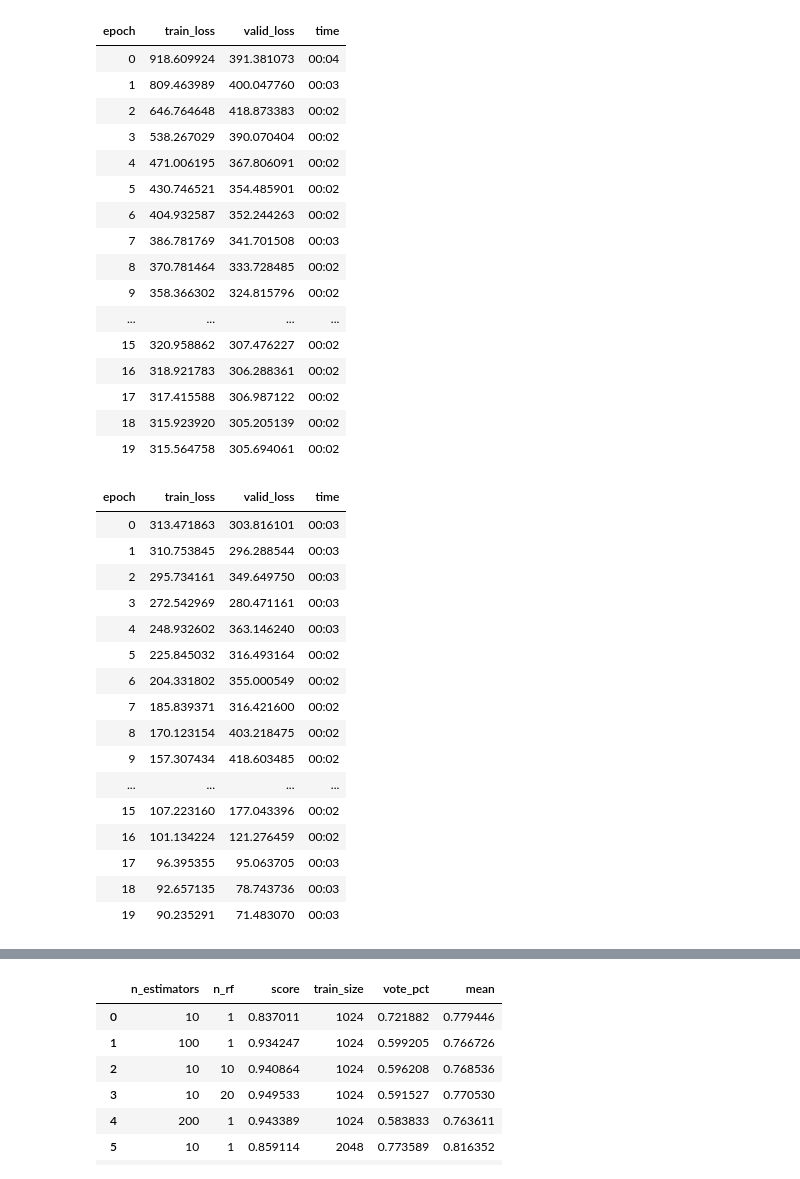
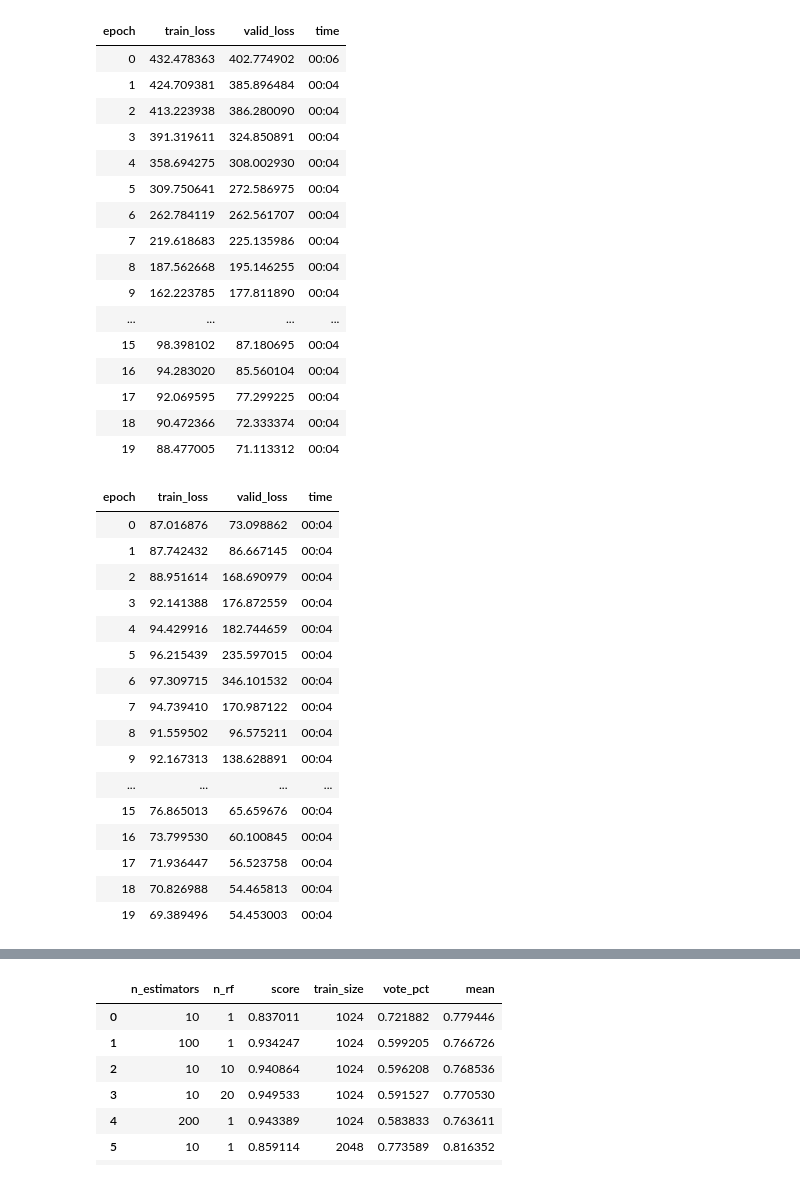
Before and after one commit to dhuynh95/fastai_autoencoder, a Jupyter notebook: MNIST.ipynb, the cells around one changed output, grey strips where cells are left out. Saved outputs shown, nothing was run; the diff lists cells and outputs as text; code cells hidden in the pictures.

```diff
--- a/MNIST.ipynb
+++ b/MNIST.ipynb
@@ -12,7 +12,8 @@ from fastai_autoencoder.util import *
 def create_encoder(nfs,ks,strides,conv=nn.Conv2d,bn=nn.BatchNorm2d,act_fn = nn.ReLU):
     n = len(nfs)
 
-    conv_layers = [ConvBnRelu(nfs[i],nfs[i+1],kernel_size=ks[i],stride=strides[i],conv = conv,bn=bn,act_fn=act_fn)
+    conv_layers = [ConvBnRelu(nfs[i],nfs[i+1],kernel_size=ks[i],
+                              stride=strides[i],conv = conv,bn=bn,act_fn=act_fn,padding = ks[i] //2)
                                    for i in range(n-1)]
     convs = nn.Sequential(*conv_layers)
 
@@ -24,7 +25,8 @@ def create_decoder(nfs,ks,conv = nn.Conv2d,bn = nn.BatchNorm2d,act_fn = nn.ReLU)
     # We add two channels to the first layer to include x and y channels
     first_layer = ConvBnRelu(nfs[0] + 2, nfs[1],conv = PointwiseConv,bn=bn,act_fn=act_fn)
 
-    conv_layers = [first_layer] + [ConvBnRelu(nfs[i],nfs[i+1],kernel_size=ks[i-1],conv = conv,bn=bn,act_fn=act_fn)
+    conv_layers = [first_layer] + [ConvBnRelu(nfs[i],nfs[i+1],kernel_size=ks[i-1],
+                                              padding = ks[i-1] // 2,conv = conv,bn=bn,act_fn=act_fn)
                                    for i in range(1,n - 1)]
     dec_convs = nn.Sequential(*conv_layers)
 
@@ -105,13 +81,13 @@ class ConvBnRelu(nn.Module):
 # %%
-data, valid_data = get_data(2048)
+data, valid_data = get_data(2560)
 # %%
 im_size = 64
-conv = MobileConv
+conv = nn.Conv2d
 act_fn = nn.ReLU
 bn = nn.BatchNorm2d
 
 nfs = [1,8,16,32,64]
-ks = [3,3,3,3]
+ks = [7,3,3,3]
 strides = [2,2,2,2]
 enc = create_encoder(nfs,ks,strides,conv=conv,bn=bn,act_fn=act_fn)
 
@@ -142,3 +103,0 @@ learn.plot_rec()
-# %%
-learn.path = Path()
-learn.load("model_tiny_mnist")
@@ -164,40 +109,40 @@ Image (3, 64, 64),Image (3, 64, 64),Image (3, 64, 64),Image (3, 64, 64),Image (3
 learn.fit_one_cycle(20,1e-3)
 # %% [output]
 | epoch | train_loss | valid_loss | time |
-| 0 | 918.609924 | 391.381073 | 00:04 |
-| 1 | 809.463989 | 400.047760 | 00:03 |
-| 2 | 646.764648 | 418.873383 | 00:02 |
-| 3 | 538.267029 | 390.070404 | 00:02 |
-| 4 | 471.006195 | 367.806091 | 00:02 |
-| 5 | 430.746521 | 354.485901 | 00:02 |
-| 6 | 404.932587 | 352.244263 | 00:02 |
-| 7 | 386.781769 | 341.701508 | 00:03 |
-| 8 | 370.781464 | 333.728485 | 00:02 |
-| 9 | 358.366302 | 324.815796 | 00:02 |
+| 0 | 432.478363 | 402.774902 | 00:06 |
+| 1 | 424.709381 | 385.896484 | 00:04 |
+| 2 | 413.223938 | 386.280090 | 00:04 |
+| 3 | 391.319611 | 324.850891 | 00:04 |
+| 4 | 358.694275 | 308.002930 | 00:04 |
+| 5 | 309.750641 | 272.586975 | 00:04 |
+| 6 | 262.784119 | 262.561707 | 00:04 |
+| 7 | 219.618683 | 225.135986 | 00:04 |
+| 8 | 187.562668 | 195.146255 | 00:04 |
+| 9 | 162.223785 | 177.811890 | 00:04 |
 | ... | ... | ... | ... |
-| 15 | 320.958862 | 307.476227 | 00:02 |
-| 16 | 318.921783 | 306.288361 | 00:02 |
-| 17 | 317.415588 | 306.987122 | 00:02 |
-| 18 | 315.923920 | 305.205139 | 00:02 |
-| 19 | 315.564758 | 305.694061 | 00:02 |
+| 15 | 98.398102 | 87.180695 | 00:04 |
+| 16 | 94.283020 | 85.560104 | 00:04 |
+| 17 | 92.069595 | 77.299225 | 00:04 |
+| 18 | 90.472366 | 72.333374 | 00:04 |
+| 19 | 88.477005 | 71.113312 | 00:04 |
 # %%
-learn.fit_one_cycle(20,1e-2,callbacks=[kl_hook])
+learn.fit_one_cycle(20,1e-3,callbacks=[kl_hook])
 # %% [output]
 | epoch | train_loss | valid_loss | time |
-| 0 | 313.471863 | 303.816101 | 00:03 |
-| 1 | 310.753845 | 296.288544 | 00:03 |
-| 2 | 295.734161 | 349.649750 | 00:03 |
-| 3 | 272.542969 | 280.471161 | 00:03 |
-| 4 | 248.932602 | 363.146240 | 00:03 |
-| 5 | 225.845032 | 316.493164 | 00:02 |
-| 6 | 204.331802 | 355.000549 | 00:02 |
-| 7 | 185.839371 | 316.421600 | 00:02 |
-| 8 | 170.123154 | 403.218475 | 00:02 |
-| 9 | 157.307434 | 418.603485 | 00:02 |
+| 0 | 87.016876 | 73.098862 | 00:04 |
+| 1 | 87.742432 | 86.667145 | 00:04 |
+| 2 | 88.951614 | 168.690979 | 00:04 |
+| 3 | 92.141388 | 176.872559 | 00:04 |
+| 4 | 94.429916 | 182.744659 | 00:04 |
+| 5 | 96.215439 | 235.597015 | 00:04 |
+| 6 | 97.309715 | 346.101532 | 00:04 |
+| 7 | 94.739410 | 170.987122 | 00:04 |
+| 8 | 91.559502 | 96.575211 | 00:04 |
+| 9 | 92.167313 | 138.628891 | 00:04 |
 | ... | ... | ... | ... |
-| 15 | 107.223160 | 177.043396 | 00:02 |
-| 16 | 101.134224 | 121.276459 | 00:02 |
-| 17 | 96.395355 | 95.063705 | 00:03 |
-| 18 | 92.657135 | 78.743736 | 00:03 |
-| 19 | 90.235291 | 71.483070 | 00:03 |
+| 15 | 76.865013 | 65.659676 | 00:04 |
+| 16 | 73.799530 | 60.100845 | 00:04 |
+| 17 | 71.936447 | 56.523758 | 00:04 |
+| 18 | 70.826988 | 54.465813 | 00:04 |
+| 19 | 69.389496 | 54.453003 | 00:04 |
 # %%
```
Also changed, not shown: parts of 25 cells of this notebook, 2 other files.
